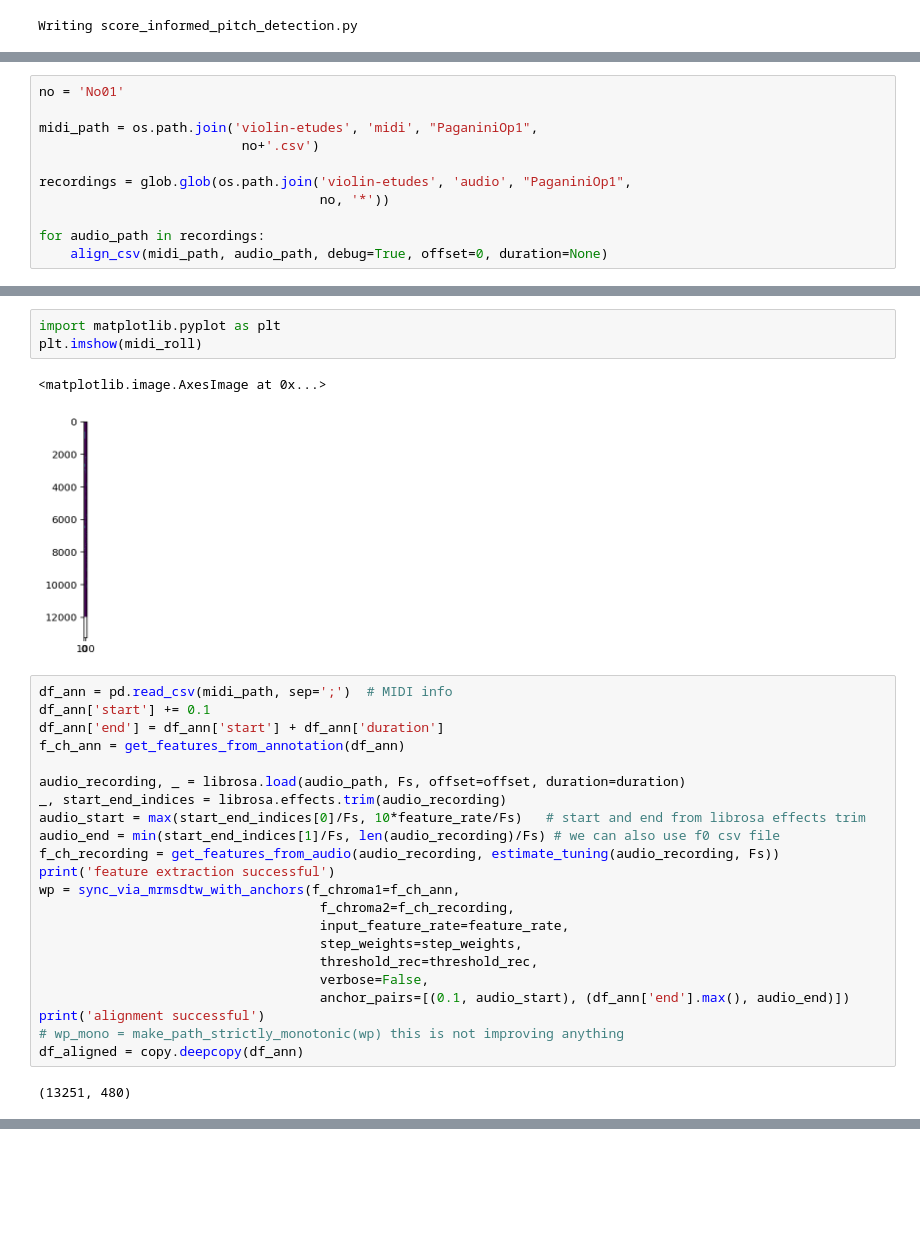
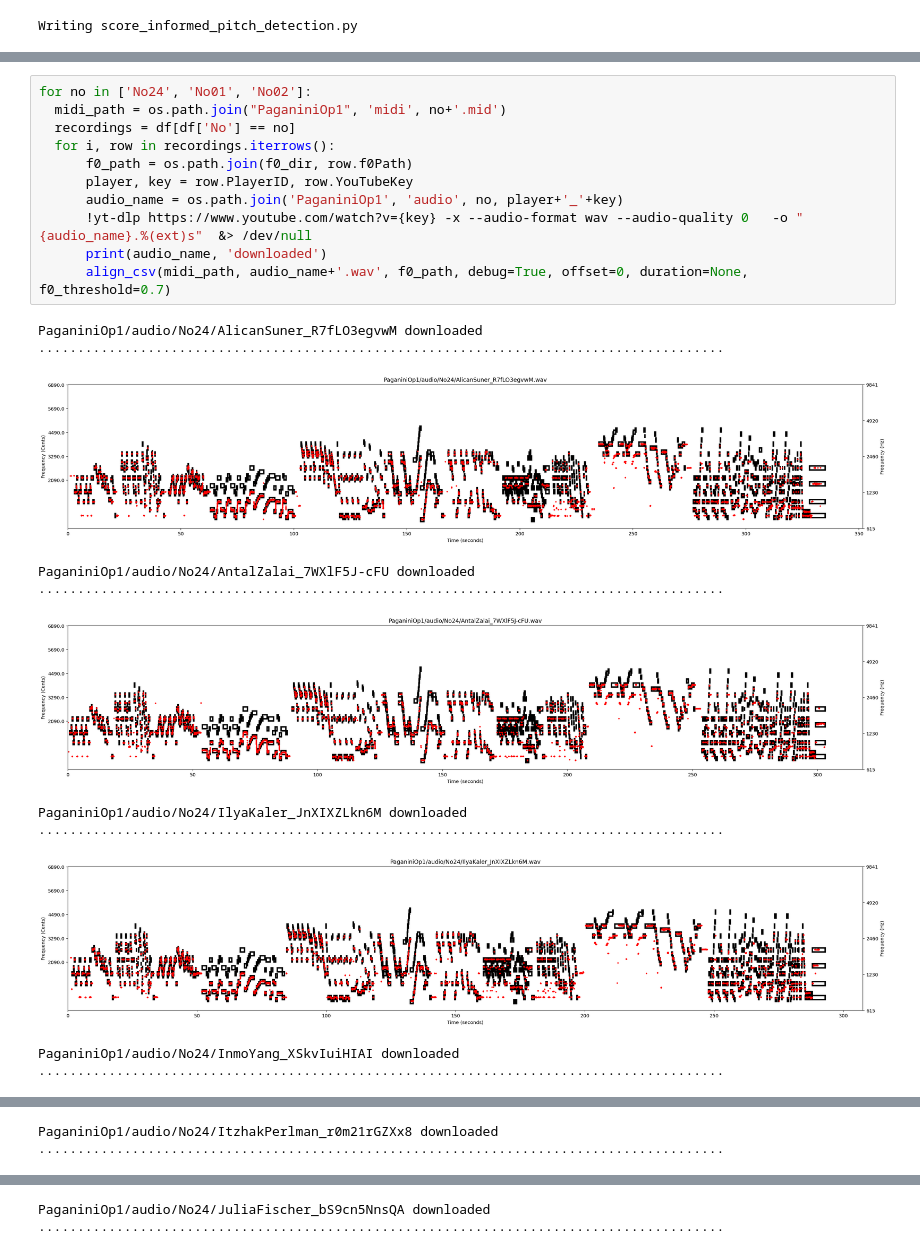
Before and after one commit to nctamer/PaganiniOp1, a Jupyter notebook: alignment.ipynb, the cells around one changed output, grey strips where cells are left out. Cells and saved outputs as stored; diff of their text form; blank space fills up the shorter version.

```diff
--- a/alignment.ipynb
+++ b/alignment.ipynb
@@ -523,14 +554,3 @@ def align_csv(midi_csv_path, audio_path, offset=0, duration=None, debug=False):
         plt.show()
 
     return df_aligned
-# %%
-no = 'No01'
-
-midi_path = os.path.join('violin-etudes', 'midi', "PaganiniOp1",
-                          no+'.csv')
-
-recordings = glob.glob(os.path.join('violin-etudes', 'audio', "PaganiniOp1",
-                                    no, '*'))
-
-for audio_path in recordings:
-    align_csv(midi_path, audio_path, debug=True, offset=0, duration=None)
@@ -648,30 +557,23 @@ for note in df_ann['pitch'].unique():
-# %%
-import matplotlib.pyplot as plt
-plt.imshow(midi_roll)
-# %% [output]
-<matplotlib.image.AxesImage at 0x...>
-[figure, removed]
-# %%
-df_ann = pd.read_csv(midi_path, sep=';')  # MIDI info
-df_ann['start'] += 0.1
-df_ann['end'] = df_ann['start'] + df_ann['duration']
-f_ch_ann = get_features_from_annotation(df_ann)
-
-audio_recording, _ = librosa.load(audio_path, Fs, offset=offset, duration=duration)
-_, start_end_indices = librosa.effects.trim(audio_recording)
-audio_start = max(start_end_indices[0]/Fs, 10*feature_rate/Fs)   # start and end from librosa effects trim
-audio_end = min(start_end_indices[1]/Fs, len(audio_recording)/Fs) # we can also use f0 csv file
-f_ch_recording = get_features_from_audio(audio_recording, estimate_tuning(audio_recording, Fs))
-print('feature extraction successful')
-wp = sync_via_mrmsdtw_with_anchors(f_chroma1=f_ch_ann,
-                                    f_chroma2=f_ch_recording,
-                                    input_feature_rate=feature_rate,
-                                    step_weights=step_weights,
-                                    threshold_rec=threshold_rec,
-                                    verbose=False,
-                                    anchor_pairs=[(0.1, audio_start), (df_ann['end'].max(), audio_end)])
-print('alignment successful')
-# wp_mono = make_path_strictly_monotonic(wp) this is not improving anything
-df_aligned = copy.deepcopy(df_ann)
-# %% [output]
-(13251, 480)
+# %%
+for no in ['No24', 'No01', 'No02']:
+  midi_path = os.path.join("PaganiniOp1", 'midi', no+'.mid')
+  recordings = df[df['No'] == no]
+  for i, row in recordings.iterrows():
+      f0_path = os.path.join(f0_dir, row.f0Path)
+      player, key = row.PlayerID, row.YouTubeKey
+      audio_name = os.path.join('PaganiniOp1', 'audio', no, player+'_'+key)
+      !yt-dlp https://www.youtube.com/watch?v={key} -x --audio-format wav --audio-quality 0   -o "{audio_name}.%(ext)s"  &> /dev/null
+      print(audio_name, 'downloaded')
+      align_csv(midi_path, audio_name+'.wav', f0_path, debug=True, offset=0, duration=None, f0_threshold=0.7)
+# %% [output]
+PaganiniOp1/audio/No24/AlicanSuner_R7fLO3egvwM downloaded
+........................................................................................
+[figure, added]
+PaganiniOp1/audio/No24/AntalZalai_7WXlF5J-cFU downloaded
+........................................................................................
+[figure, added]
+PaganiniOp1/audio/No24/IlyaKaler_JnXIXZLkn6M downloaded
+........................................................................................
+[figure, added]
+PaganiniOp1/audio/No24/InmoYang_XSkvIuiHIAI downloaded
+........................................................................................
@@ -677,0 +581,2 @@ df_aligned = copy.deepcopy(df_ann)
+PaganiniOp1/audio/No24/ItzhakPerlman_r0m21rGZXx8 downloaded
+........................................................................................
@@ -677,0 +584,2 @@ df_aligned = copy.deepcopy(df_ann)
+PaganiniOp1/audio/No24/JuliaFischer_bS9cn5NnsQA downloaded
+........................................................................................
```
Also changed, not shown: parts of 20 cells of this notebook.
